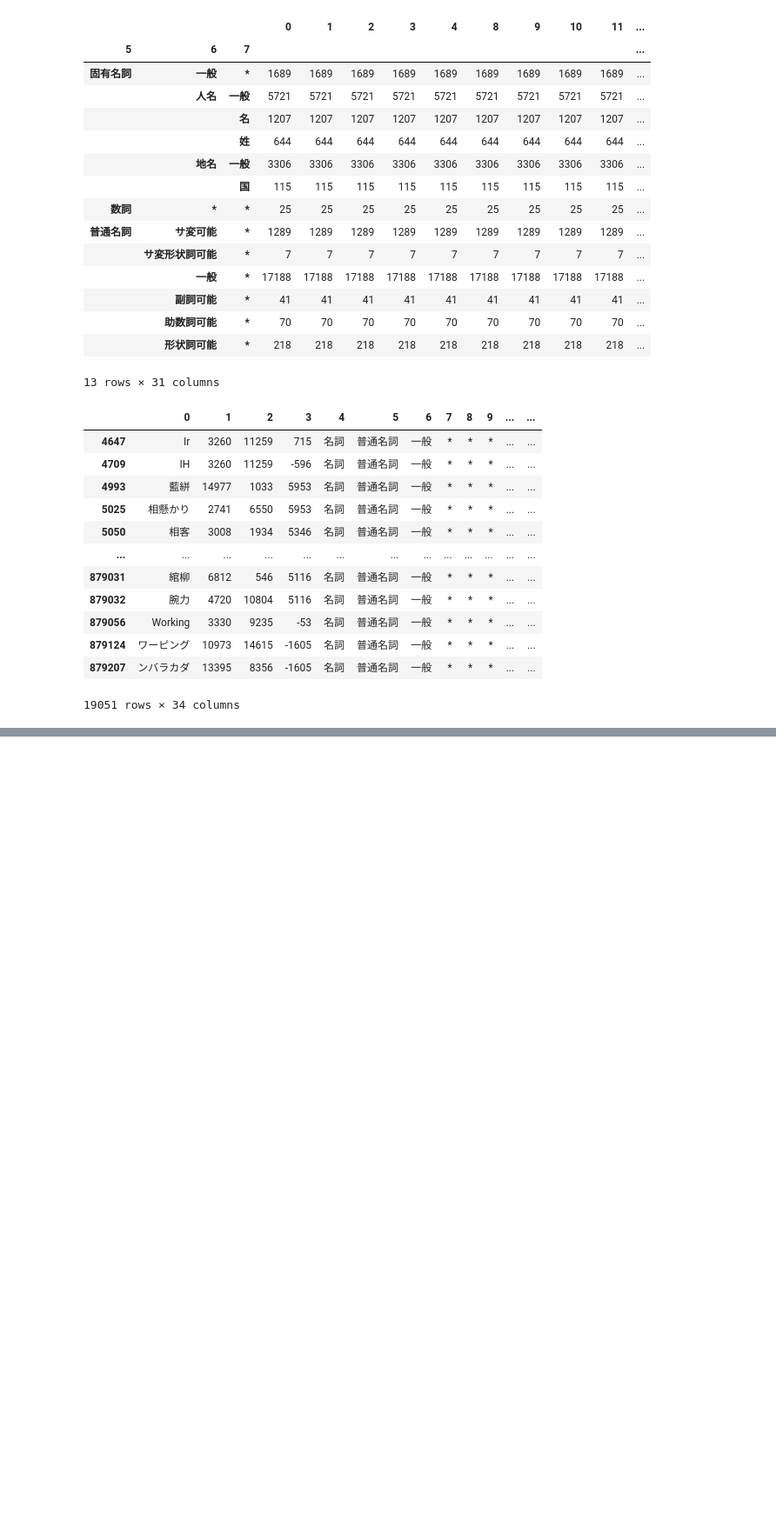
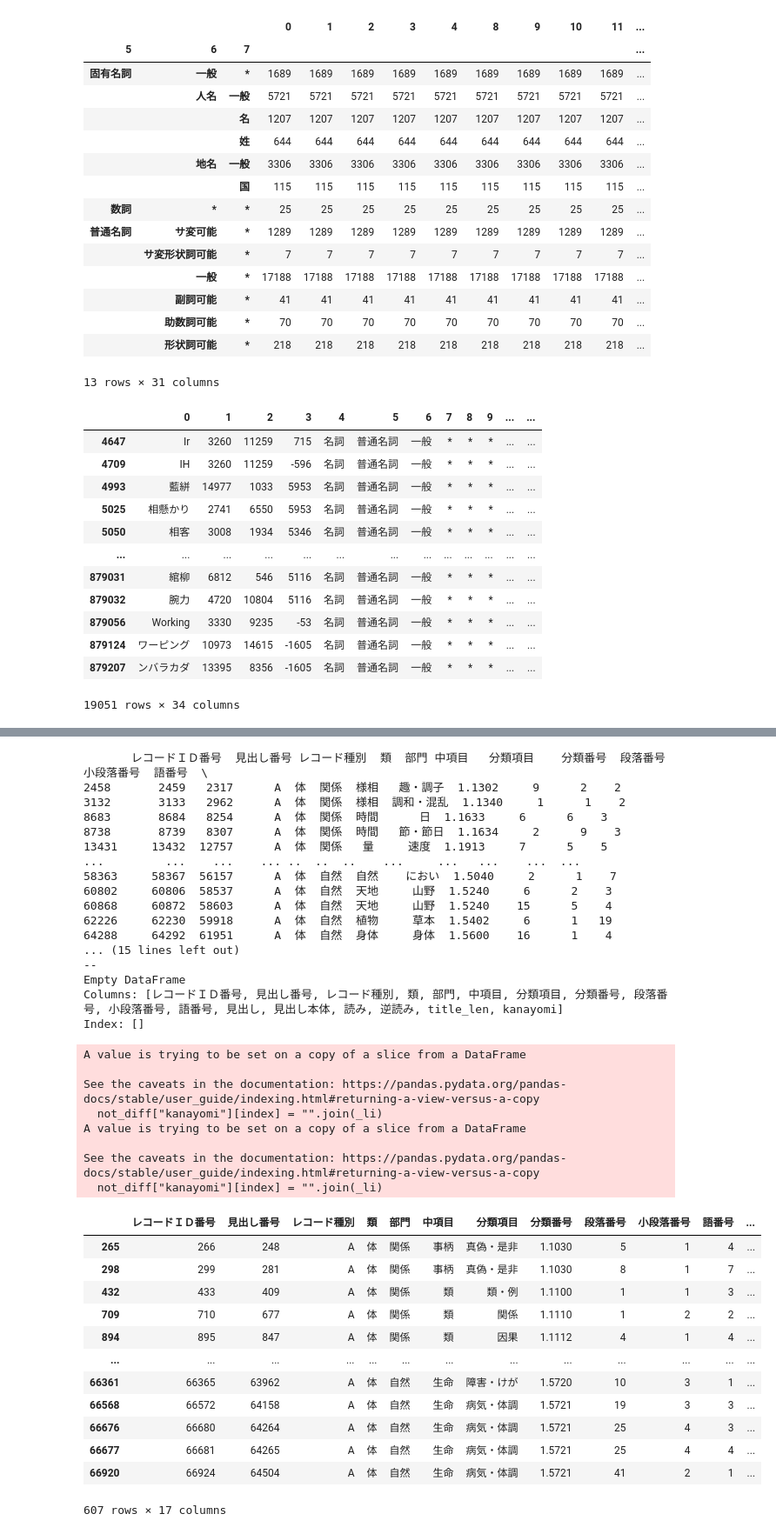
Before and after one commit to plumchloride/tango, a Jupyter notebook: filtering/tango_filter.ipynb, the cells around one changed output, grey strips where cells are left out. Shown at 87% size. Cells and saved outputs as stored; diff of their text form; code cells hidden in the pictures; blank space fills up the shorter version.

```diff
--- a/filtering/tango_filter.ipynb
+++ b/filtering/tango_filter.ipynb
@@ -186,0 +289,69 @@ A_csv_set.to_csv(path_or_buf="./A_data.csv",encoding = "utf-8",header=False, ind
+# %%
+# 五文字の場合長音が2つより多く入ることはないため、右左からfindすれば置き換えられる
+not_diff = long_df[un_tf_5_list]
+for index, row in not_diff.iterrows():
+  _li = list(row[16])
+  _li[row[12].find("ー")] = "ー"
+  not_diff["kanayomi"][index] = "".join(_li)
+
+tf_list_2 = []
+untf_list_2 = []
+for i,z in zip(not_diff["kanayomi"],not_diff["見出し本体"]):
+  tf_list_2.append(i.count("ー") != z.count("ー"))
+  untf_list_2.append(not(i.count("ー") != z.count("ー")))
+
+print(not_diff[tf_list_2])
+
+for index, row in not_diff[tf_list_2].iterrows():
+  _li = list(row[16])
+  _li[row[12].rfind("ー")] = "ー"
+  not_diff["kanayomi"][index] = "".join(_li)
+
+tf_list_2 = []
+untf_list_2 = []
+for i,z in zip(not_diff["kanayomi"],not_diff["見出し本体"]):
+  tf_list_2.append(i.count("ー") != z.count("ー"))
+  untf_list_2.append(not(i.count("ー") != z.count("ー")))
+
+print("--")
+print(not_diff[tf_list_2])
+not_diff
+# %% [output]
+       レコードＩＤ番号  見出し番号 レコード種別  類  部門 中項目   分類項目    分類番号  段落番号  小段落番号  語番号  \
+2458       2459   2317      A  体  関係  様相   趣・調子  1.1302     9      2    2
+3132       3133   2962      A  体  関係  様相  調和・混乱  1.1340     1      1    2
+8683       8684   8254      A  体  関係  時間      日  1.1633     6      6    3
+8738       8739   8307      A  体  関係  時間   節・節日  1.1634     2      9    3
+13431     13432  12757      A  体  関係   量     速度  1.1913     7      5    5
+...         ...    ...    ... ..  ..  ..    ...     ...   ...    ...  ...
+58363     58367  56157      A  体  自然  自然    におい  1.5040     2      1    7
+60802     60806  58537      A  体  自然  天地     山野  1.5240     6      2    3
+60868     60872  58603      A  体  自然  天地     山野  1.5240    15      5    4
+62226     62230  59918      A  体  自然  植物     草本  1.5402     6      1   19
+64288     64292  61951      A  体  自然  身体     身体  1.5600    16      1    4
+... (15 lines left out)
+--
+Empty DataFrame
+Columns: [レコードＩＤ番号, 見出し番号, レコード種別, 類, 部門, 中項目, 分類項目, 分類番号, 段落番号, 小段落番号, 語番号, 見出し, 見出し本体, 読み, 逆読み, title_len, kanayomi]
+Index: []
+A value is trying to be set on a copy of a slice from a DataFrame
+
+See the caveats in the documentation: https://pandas.pydata.org/pandas-docs/stable/user_guide/indexing.html#returning-a-view-versus-a-copy
+  not_diff["kanayomi"][index] = "".join(_li)
+A value is trying to be set on a copy of a slice from a DataFrame
+
+See the caveats in the documentation: https://pandas.pydata.org/pandas-docs/stable/user_guide/indexing.html#returning-a-view-versus-a-copy
+  not_diff["kanayomi"][index] = "".join(_li)
+|  | レコードＩＤ番号 | 見出し番号 | レコード種別 | 類 | 部門 | 中項目 | 分類項目 | 分類番号 | 段落番号 | 小段落番号 | 語番号 | ... |
+| 265 | 266 | 248 | A | 体 | 関係 | 事柄 | 真偽・是非 | 1.1030 | 5 | 1 | 4 | ... |
+| 298 | 299 | 281 | A | 体 | 関係 | 事柄 | 真偽・是非 | 1.1030 | 8 | 1 | 7 | ... |
+| 432 | 433 | 409 | A | 体 | 関係 | 類 | 類・例 | 1.1100 | 1 | 1 | 3 | ... |
+| 709 | 710 | 677 | A | 体 | 関係 | 類 | 関係 | 1.1110 | 1 | 2 | 2 | ... |
+| 894 | 895 | 847 | A | 体 | 関係 | 類 | 因果 | 1.1112 | 4 | 1 | 4 | ... |
+| ... | ... | ... | ... | ... | ... | ... | ... | ... | ... | ... | ... | ... |
+| 66361 | 66365 | 63962 | A | 体 | 自然 | 生命 | 障害・けが | 1.5720 | 10 | 3 | 1 | ... |
+| 66568 | 66572 | 64158 | A | 体 | 自然 | 生命 | 病気・体調 | 1.5721 | 19 | 3 | 3 | ... |
+| 66676 | 66680 | 64264 | A | 体 | 自然 | 生命 | 病気・体調 | 1.5721 | 25 | 4 | 3 | ... |
+| 66677 | 66681 | 64265 | A | 体 | 自然 | 生命 | 病気・体調 | 1.5721 | 25 | 4 | 4 | ... |
+| 66920 | 66924 | 64504 | A | 体 | 自然 | 生命 | 病気・体調 | 1.5721 | 41 | 2 | 1 | ... |
+607 rows × 17 columns
```
Also changed, not shown: parts of 14 cells of this notebook, 9 other files.
